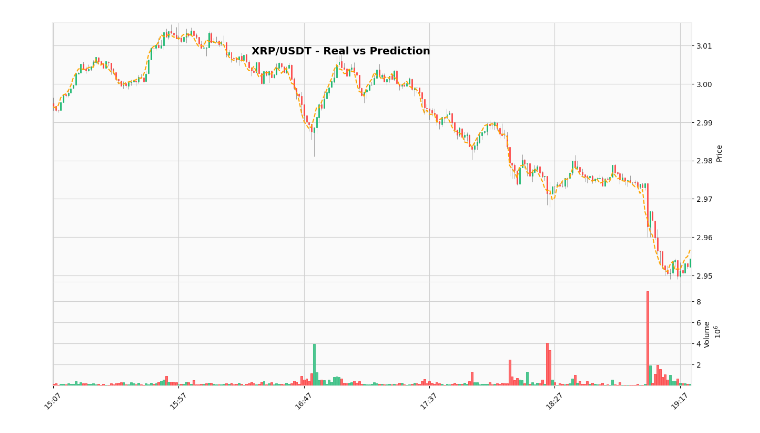
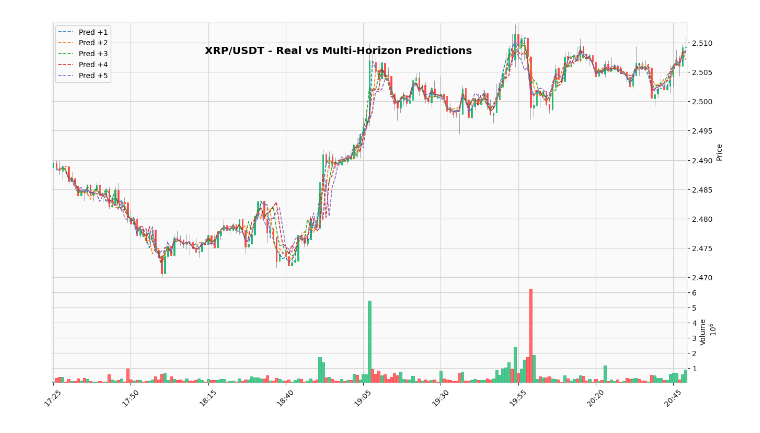
Before and after one commit to remiotore/freqtrade, a Jupyter notebook: analysis-ohlcv.ipynb, the cells around one changed output. Drawn from its saved outputs; the diff is of its cells as text; code cells hidden in the pictures.

Commit message:
Analysis plotting multiple future candles

```diff
--- a/analysis-ohlcv.ipynb
+++ b/analysis-ohlcv.ipynb
@@ -13,7 +17,7 @@ from sklearn.model_selection import train_test_split
 exchange = ccxt.binance({'enableRateLimit': True,})
 symbol = 'XRP/USDT:USDT'
 timeframe = '1m'
-limit = 300
+limit = 250
 
 ohlcv = exchange.fetch_ohlcv(symbol, timeframe=timeframe, limit=limit)
 
@@ -91,45 +83,50 @@ feature_cols = [
     'OBV', 'STDDEV'
 ]
 features = df[feature_cols]
 targets = df[[f'close_future_{i}' for i in range(1, 6)]]
 
 X_train, X_test, y_train, y_test = train_test_split(
     features, targets, test_size=0.2, random_state=42
 )
 
 model = RandomForestRegressor(n_estimators=100, random_state=42)
 model.fit(X_train, y_train)
 
 pred_all = model.predict(features)
 
 pred_cols = [f'pred_close_future_{i}' for i in range(1, 6)]
 df_pred_all = pd.DataFrame(pred_all, columns=pred_cols, index=df.index)
 
 df_full = pd.concat([df, df_pred_all], axis=1)
 
-pred_series = df_full['pred_close_future_1']
-
-line_pred = mpf.make_addplot(
-    pred_series,
-    type='line',
-    color='orange',
-    width=1.5,
-    linestyle='--',
-    panel=0,
-    secondary_y=False
-)
+addplots = []
+for i in range(1, 6):
+    src_col = f'pred_close_future_{i}'
+    plot_col = f'{src_col}_at_t_plus_{i}'
+    df_full[plot_col] = df_full[src_col].shift(i)
+    addplots.append(
+        mpf.make_addplot(
+            df_full[plot_col],
+            type='line',
+            width=1.2,
+            linestyle='--',
+            panel=0,
+            secondary_y=False,
+            label=f'Pred +{i}'
+        )
+    )
 
 mpf.plot(
     df_full,
     type='candle',
     style='yahoo',
     volume=True,
-    addplot=[line_pred],
-    title='XRP/USDT - Real vs Prediction',
+    addplot=addplots,
+    title='XRP/USDT - Real vs Multi-Horizon Predictions',
     ylabel='Price',
     ylabel_lower='Volume',
     figsize=(14, 8),
-    tight_layout=True
+    tight_layout=True,
 )
 # %% [output]
-[figure, old version]
+[figure, new version]
```
Also changed, not shown: parts of 5 cells of this notebook.
